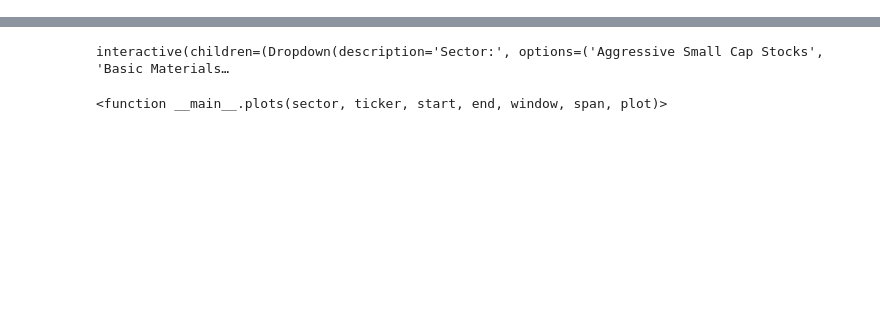
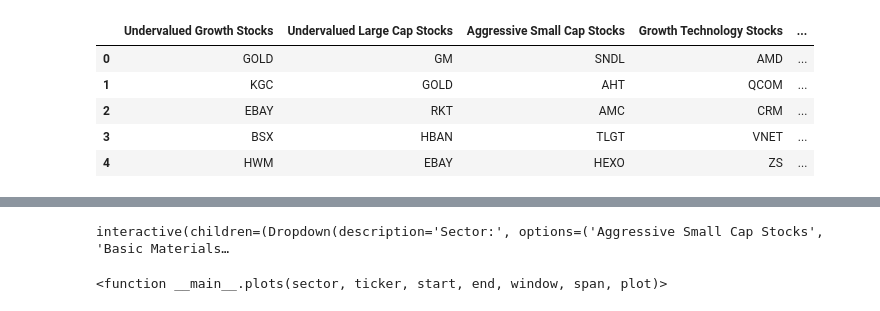
Before and after one commit to juwimana/Trading, a Jupyter notebook: Finance_Stock_Analysis.ipynb, the cells around one changed output, grey strips where cells are left out. Cells and saved outputs as stored; diff of their text form; code cells hidden in the pictures; blank space fills up the shorter version.

Commit message:
added stock trading strategies options

```diff
--- a/Finance_Stock_Analysis.ipynb
+++ b/Finance_Stock_Analysis.ipynb
@@ -142,3 +26,15 @@ stock_df = pd.DataFrame.from_dict(stock_data,orient='index').transpose()
+# %%
+#get stock ticker and sector data
+stock_df = pd.read_csv("./tickers.csv")
+# %%
+stock_df.head()
+# %% [output]
+|  | Undervalued Growth Stocks | Undervalued Large Cap Stocks | Aggressive Small Cap Stocks | Growth Technology Stocks | ... |
+| 0 | GOLD | GM | SNDL | AMD | ... |
+| 1 | KGC | GOLD | AHT | QCOM | ... |
+| 2 | EBAY | RKT | AMC | CRM | ... |
+| 3 | BSX | HBAN | TLGT | VNET | ... |
+| 4 | HWM | EBAY | HEXO | ZS | ... |
 # %%
 def get_data(data,start,end):
     # Getting just the adjusted closing prices.
```
Also changed, not shown: parts of 27 cells of this notebook.
